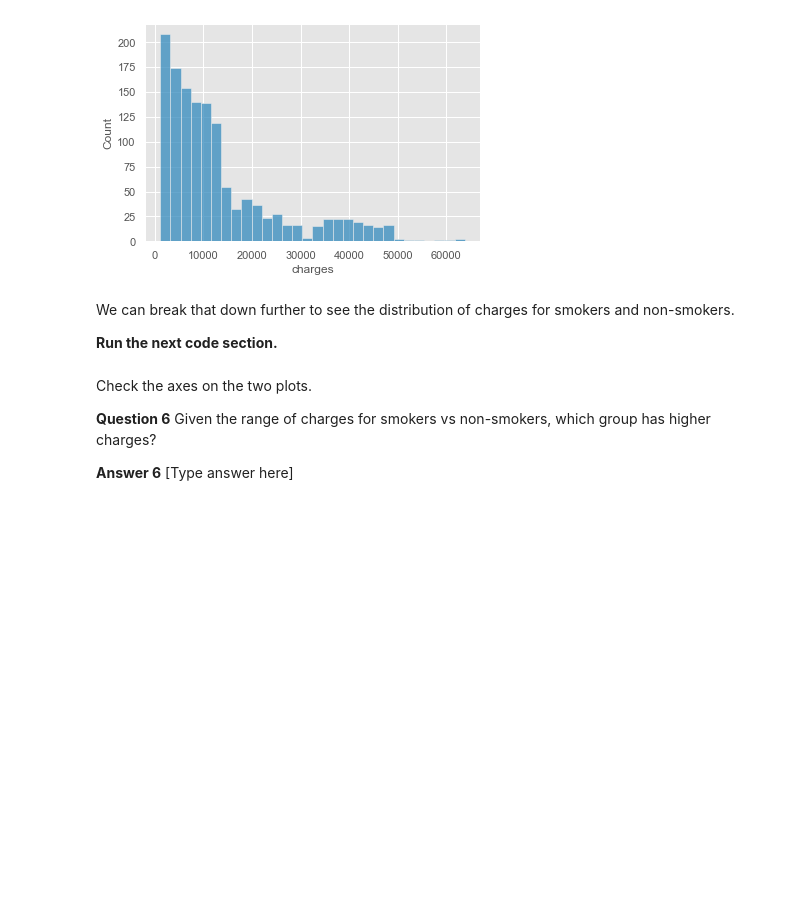
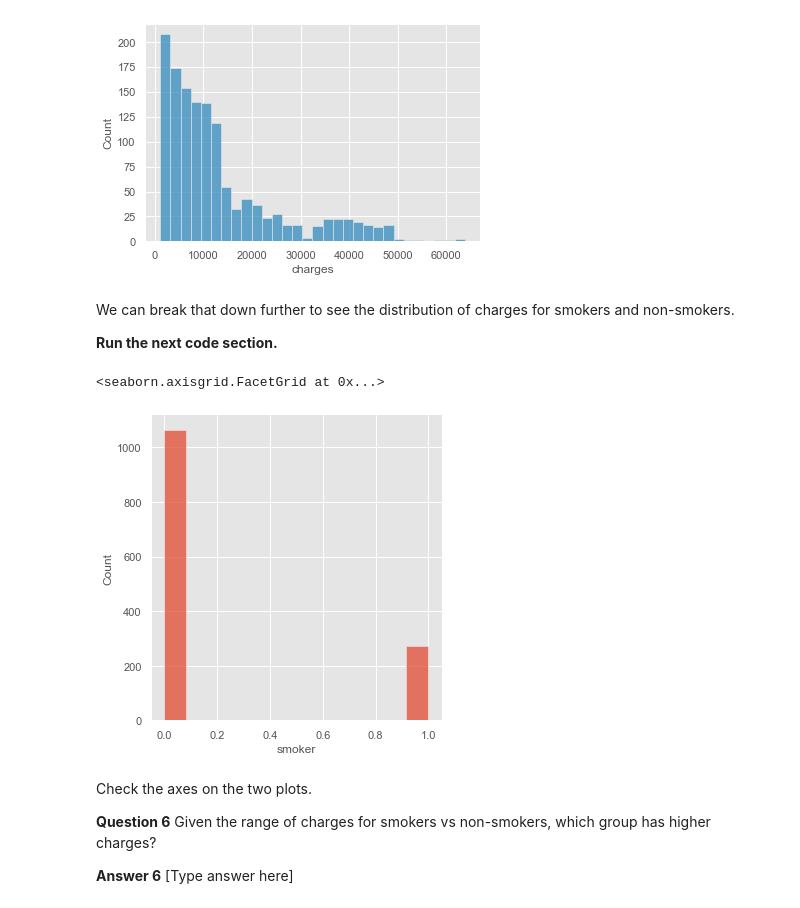
Before and after one commit to Omuk/Fullstack-Data-Analyst, a Jupyter notebook: Learning/code_examples/practice/practice_lab3.ipynb, the cells around one changed output. Cells and saved outputs as stored; diff of their text form; code cells hidden in the pictures; blank space fills up the shorter version.

```diff
--- a/Learning/code_examples/practice/practice_lab3.ipynb
+++ b/Learning/code_examples/practice/practice_lab3.ipynb
@@ -209,6 +196,11 @@ sns.histplot(df.charges)
 We can break that down further to see the distribution of charges for smokers and non-smokers.
 
 **Run the next code section.**
+# %%
+f = plt.add_
+# %% [output]
+<seaborn.axisgrid.FacetGrid at 0x...>
+[figure, added]
 # %% [markdown]
 Check the axes on the two plots.
 
```
Also changed, not shown: parts of 12 cells of this notebook, 11 other files.
